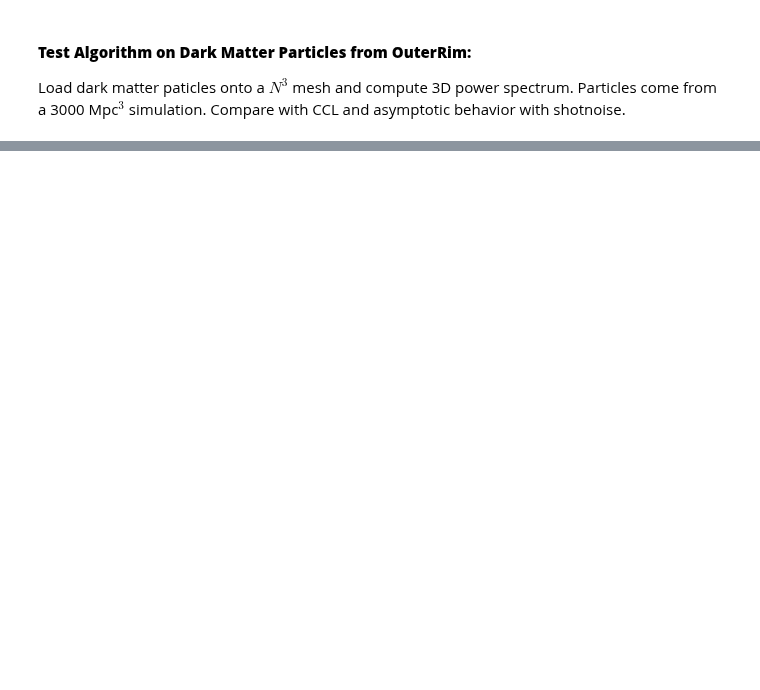
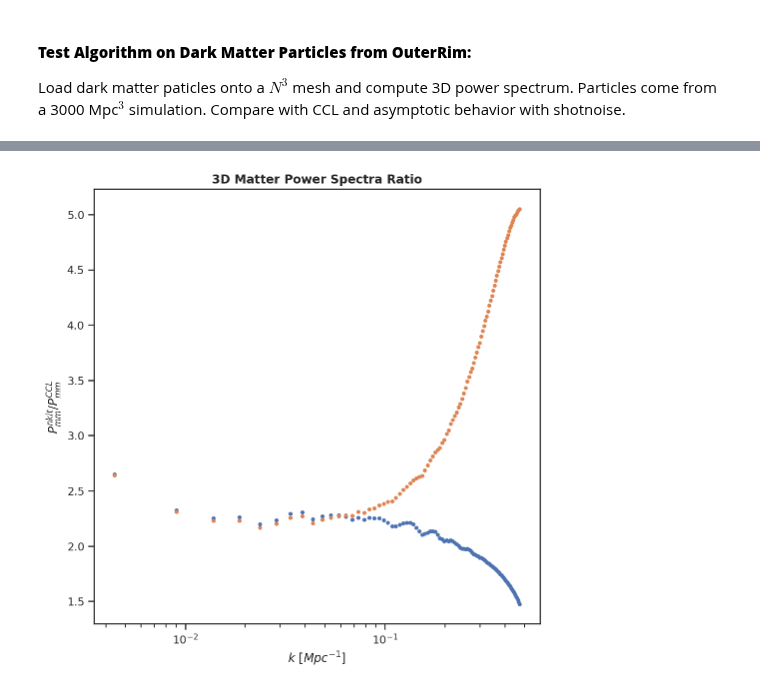
Before and after one commit to LSSTDESC/DC2-analysis, a Jupyter notebook: contributed/nonlinear_bias/power_3D_test.ipynb, the cells around one changed output, grey strips where cells are left out. Saved outputs shown, nothing was run; the diff lists cells and outputs as text; code cells hidden in the pictures; blank space fills up the shorter version.

```diff
--- a/contributed/nonlinear_bias/power_3D_test.ipynb
+++ b/contributed/nonlinear_bias/power_3D_test.ipynb
@@ -309,0 +328,15 @@ Text(0, 0.5, '$P_{mm}(k)$')
+# %%
+# Plot deviation from expectaiton
+P_lin_2 = pyccl.linear_matter_power(COSMO_CCL, P3D['k'], COSMO.scale_factor(Z_RED_SHIFT))
+P_non_lin_2 = pyccl.nonlin_matter_power(COSMO_CCL, P3D['k'], COSMO.scale_factor(Z_RED_SHIFT))
+
+plt.figure(figsize=(8,8))
+plt.plot(P3D['k'], P_lin_2/P3D['power'].real, '.')
+plt.plot(P3D['k'], P_non_lin_2/P3D['power'].real, '.')
+plt.title("3D Matter Power Spectra Ratio", fontweight="bold")
+plt.xlabel(r"$k \ [Mpc^{-1}]$")
+plt.ylabel(r"$P_{mm}^{nkit}/P_{mm}^{CCL}$")
+
+plt.xscale("log")
+# %% [output]
+[figure, added]
```
Also changed, not shown: parts of 7 cells of this notebook.
